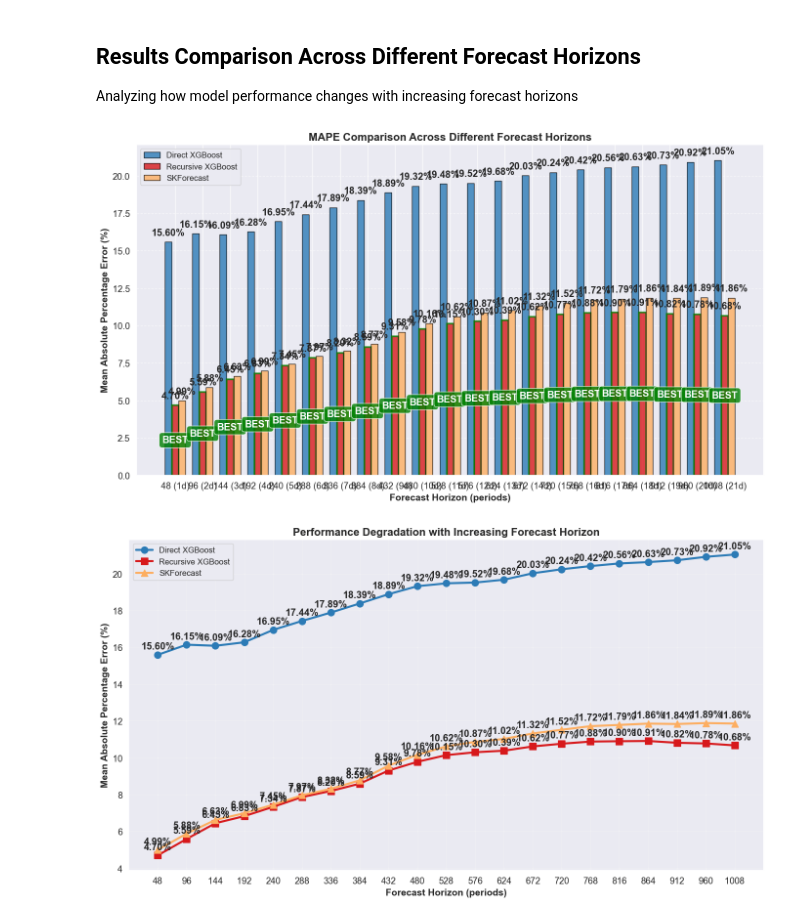
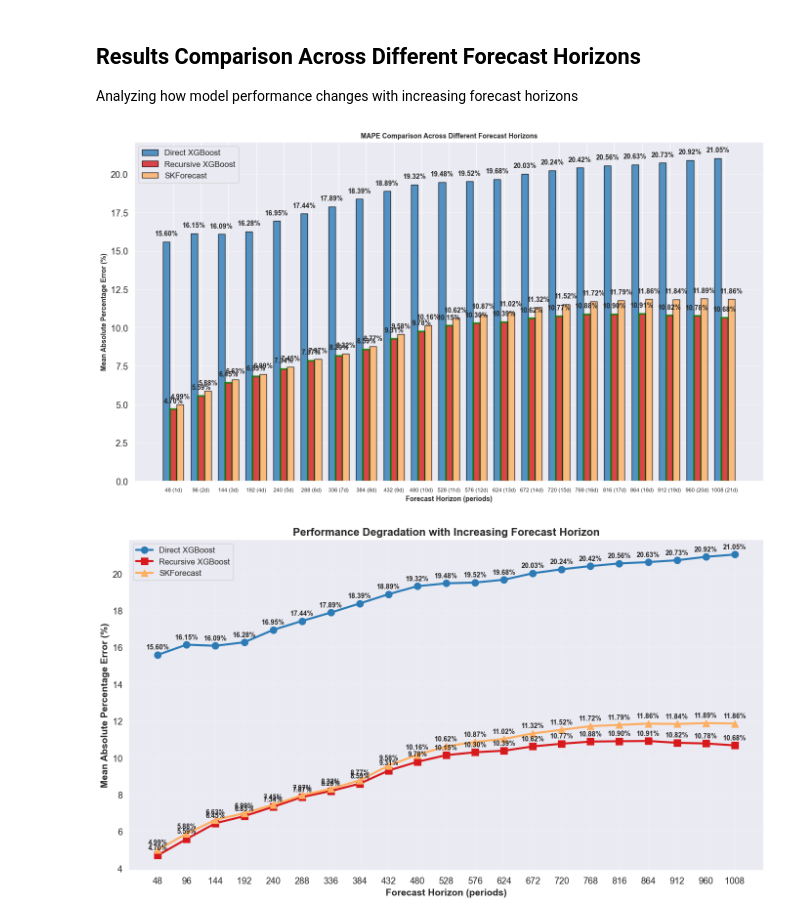
Before and after one commit to ronshrb/electricity-consumption, a Jupyter notebook: DS_Course.ipynb, the cells around one changed output. Cells and saved outputs as stored; diff of their text form; code cells hidden in the pictures.

```diff
--- a/DS_Course.ipynb
+++ b/DS_Course.ipynb
@@ -1164,50 +1078,50 @@ def add_labels(bars):
     for bar in bars:
         height = bar.get_height()
         plt.text(bar.get_x() + bar.get_width()/2., height + 0.3,
-                f'{height:.2f}%', ha='center', va='bottom', fontweight='bold')
+                f'{height:.2f}%', ha='center', va='bottom', fontweight='bold', fontsize = 10)
 
 add_labels(bars1)
 add_labels(bars2)
 add_labels(bars3)
 
 # Add labels and title
-plt.xlabel('Forecast Horizon (periods)', fontsize=14, fontweight='bold')
-plt.ylabel('Mean Absolute Percentage Error (%)', fontsize=14, fontweight='bold')
-plt.title('MAPE Comparison Across Different Forecast Horizons', fontsize=16, fontweight='bold')
+plt.xlabel('Forecast Horizon (periods)', fontsize=10, fontweight='bold')
+plt.ylabel('Mean Absolute Percentage Error (%)', fontsize=10, fontweight='bold')
+plt.title('MAPE Comparison Across Different Forecast Horizons', fontsize=10, fontweight='bold')
 
 # Format x-tick labels to show days instead of periods
 horizon_days = [h // 48 for h in horizons]  # Convert periods to days (48 periods = 1 day)
 plt.xticks([r + bar_width for r in range(len(horizons))],
-           [f"{h} ({d}d)" for h, d in zip(horizons, horizon_days)])
+           [f"{h} ({d}d)" for h, d in zip(horizons, horizon_days)], fontsize=8)  # Adjust fontsize here
 
 plt.legend(fontsize=12)
 
 # Add grid
 plt.grid(axis='y', linestyle='--', alpha=0.7)
 
 # Highlight the best model for each horizon
 for i, horizon in enumerate(horizons):
     # Get MAPE values for this horizon
     h_mapes = [direct_mapes[i], recursive_mapes[i], skforecast_mapes[i]]
     best_idx = h_mapes.index(min(h_mapes))
 
     # Determine which bar to highlight
     bars = [bars1[i], bars2[i], bars3[i]]
     best_bar = bars[best_idx]
 
     # Highlight the best bar
     best_bar.set_edgecolor('green')
     best_bar.set_linewidth(2.5)
 
-    # Add a text annotation
-    plt.text(best_bar.get_x() + best_bar.get_width()/2., best_bar.get_height()/2.,
-            'BEST', ha='center', va='center', fontweight='bold', color='white',
-            bbox=dict(facecolor='green', alpha=0.8, boxstyle='round,pad=0.3'))
+    # # Add a text annotation
+    # plt.text(best_bar.get_x() + best_bar.get_width()/2., best_bar.get_height()/2.,
+    #         'BEST', ha='center', va='center', fontweight='bold', color='white',
+    #         bbox=dict(facecolor='green', alpha=0.8, boxstyle='round,pad=0.3'))
 
 plt.tight_layout()
 plt.show()
 # %% [output]
-[figure, old version]
+[figure, new version]
 # %%
 # Create a line plot to visualize the trend in performance as horizon increases
 plt.figure(figsize=(14, 8))
@@ -1219,9 +1133,9 @@ plt.plot(horizons, skforecast_mapes, marker='^', markersize=10, linewidth=3, lab
 
 # Add data points with values
 for i, h in enumerate(horizons):
-    plt.text(h, direct_mapes[i]+0.3, f'{direct_mapes[i]:.2f}%', ha='center', fontweight='bold')
-    plt.text(h, recursive_mapes[i]+0.3, f'{recursive_mapes[i]:.2f}%', ha='center', fontweight='bold')
-    plt.text(h, skforecast_mapes[i]+0.3, f'{skforecast_mapes[i]:.2f}%', ha='center', fontweight='bold')
+    plt.text(h, direct_mapes[i]+0.3, f'{direct_mapes[i]:.2f}%', ha='center', fontweight='bold', fontsize=10)
+    plt.text(h, recursive_mapes[i]+0.3, f'{recursive_mapes[i]:.2f}%', ha='center', fontweight='bold', fontsize=10)
+    plt.text(h, skforecast_mapes[i]+0.3, f'{skforecast_mapes[i]:.2f}%', ha='center', fontweight='bold', fontsize=10)
 
 # Add labels and title
 plt.xlabel('Forecast Horizon (periods)', fontsize=14, fontweight='bold')
@@ -1245,4 +1159,4 @@ plt.legend(fontsize=12, loc='best')
 plt.tight_layout()
 plt.show()
 # %% [output]
-[figure, old version]
+[figure, new version]
```
Also changed, not shown: parts of 12 cells of this notebook.
